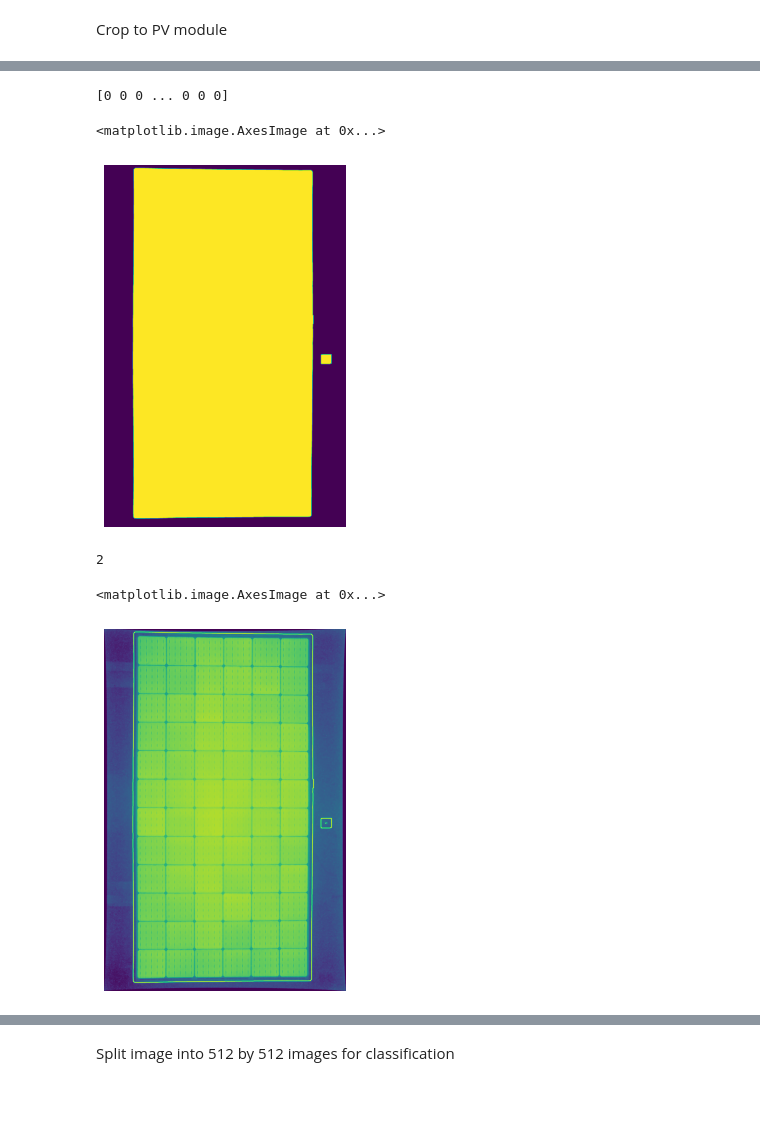
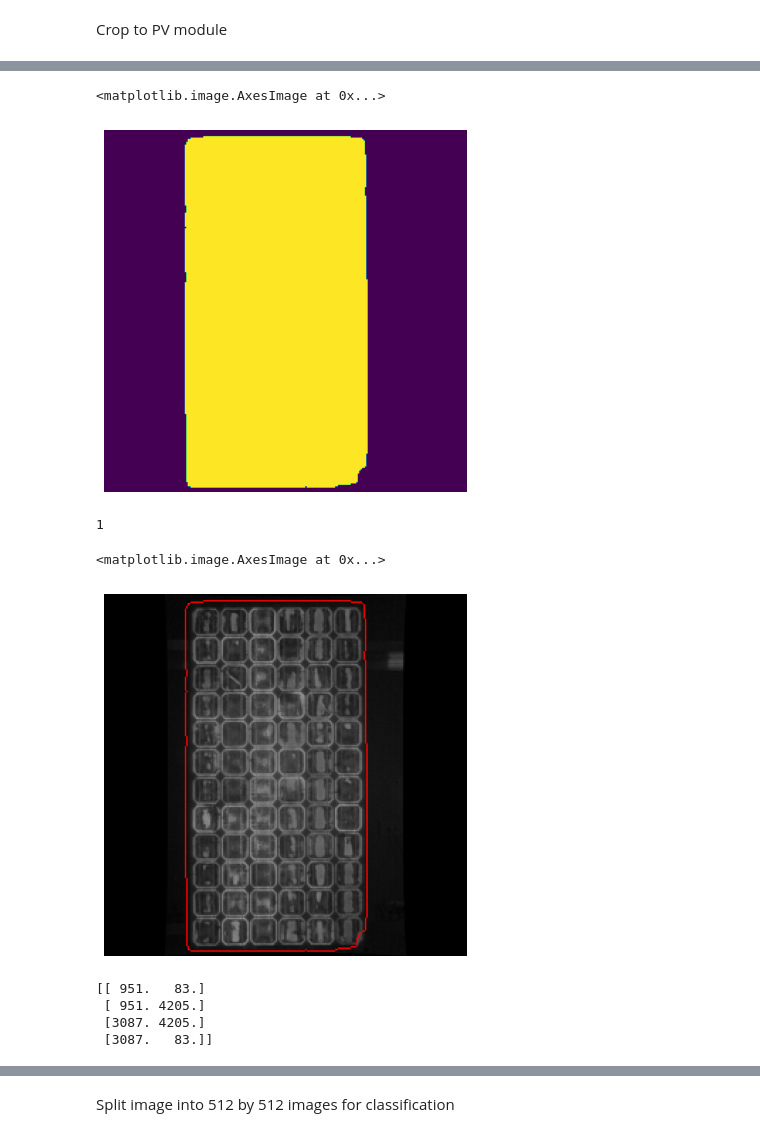
Before and after one commit to charlieHowcroft/PV-EL-image, a Jupyter notebook: solarel/cell_splitter_ML.ipynb, the cells around one changed output, grey strips where cells are left out. Cells and saved outputs as stored; diff of their text form; code cells hidden in the pictures; blank space fills up the shorter version.

Commit message:
New segmentation model for picking out PV module

```diff
--- a/solarel/cell_splitter_ML.ipynb
+++ b/solarel/cell_splitter_ML.ipynb
@@ -50,0 +67,12 @@ Crop to PV module
+# %%
+image_square = make_image_square(image)
+image_square_og = np.copy(image_square)
+og_width, og_height, _ = np.shape(image_square)
+image_square = cv2.resize(image_square, (256, 256), interpolation=cv2.INTER_AREA)
+# image_square = cv2.cvtColor(image_square, cv2.COLOR_BGR2GRAY)
+# _, image_square = cv2.threshold(image_square, 10, 255, cv2.THRESH_TOZERO)
+# image_square = cv2.cvtColor(image_square, cv2.COLOR_GRAY2RGB)
+print(og_height, og_height)
+
+plt.figure(figsize=(8, 6), dpi=80)
+plt.imshow(image_square)
@@ -50,0 +83,8 @@ Crop to PV module
+# %%
+model_path_module = "C:/Users/chuck/OneDrive/Desktop/Honors/models/resnet_PV_module_256.hdf5"
+model_module = load_model(model_path_module, compile=False)
+model_module.compile()
+# %%
+image_square_cp = np.copy(image_square)
+image_square = np.expand_dims(image_square, 0)
+plt.imshow(image_square[0])
@@ -50,0 +94,6 @@ Crop to PV module
+# %%
+prediction = (model_module.predict(image_square))
+predicted_img=np.argmax(prediction, axis=3)[0,:,:]*255
+predicted_img = predicted_img.astype(np.uint8)
+print(np.shape(predicted_img))
+plt.imshow(predicted_img)
@@ -51,32 +105,23 @@ Crop to PV module
 # %%
-image_cp = np.copy(image)
-image_cp = cv2.blur(image_cp, (5,5))
-avg_intensity = int(cv2.mean(image)[0])
-
-# cv2.adaptiveThreshold()
-_, thresh = cv2.threshold(image_cp, int(avg_intensity), 255, cv2.THRESH_BINARY)
-
-kernel = np.ones((100,100), np.uint8)
-dilated = cv2.dilate(thresh, kernel, iterations=1)
-print(dilated[0])
+kernel = np.ones((10,10), np.uint8)
+dilated = cv2.dilate(predicted_img, kernel, iterations=1)
 
 plt.figure(figsize=(8, 6), dpi=80)
 plt.axis('off')
 plt.imshow(dilated)
 # %% [output]
-[0 0 0 ... 0 0 0]
+<matplotlib.image.AxesImage at 0x...>
-<matplotlib.image.AxesImage at 0x...>
-[figure, old version]
+[figure, new version]
 # %%
 contours, hierarchy = cv2.findContours(dilated,cv2.RETR_EXTERNAL,cv2.CHAIN_APPROX_SIMPLE)
 print(len(contours))
-image_cp = np.copy(image)
-image_cp = cv2.drawContours(image_cp, contours, -1, (255,255,255), 10)
+image_cp = np.copy(predicted_img)
+image_cp = cv2.drawContours(image_square_cp, contours, -1, (255,0,0), 1)
 plt.figure(figsize=(8, 6), dpi=80)
 plt.axis('off')
 plt.imshow(image_cp)
 # %% [output]
-2
+1
 <matplotlib.image.AxesImage at 0x...>
-[figure, old version]
+[figure, new version]
 # %%
@@ -121,2 +168,9 @@ src_pts = rect.astype(np.float32)
+# %%
+print(scaled_src_points)
+# %% [output]
+[[ 951.   83.]
+ [ 951. 4205.]
+ [3087. 4205.]
+ [3087.   83.]]
 # %%
 dest_pts = np.array([[0, 0], [0, h], [w, h], [w, 0]], np.float32)
```
Also changed, not shown: parts of 22 cells of this notebook, 6 other files.
